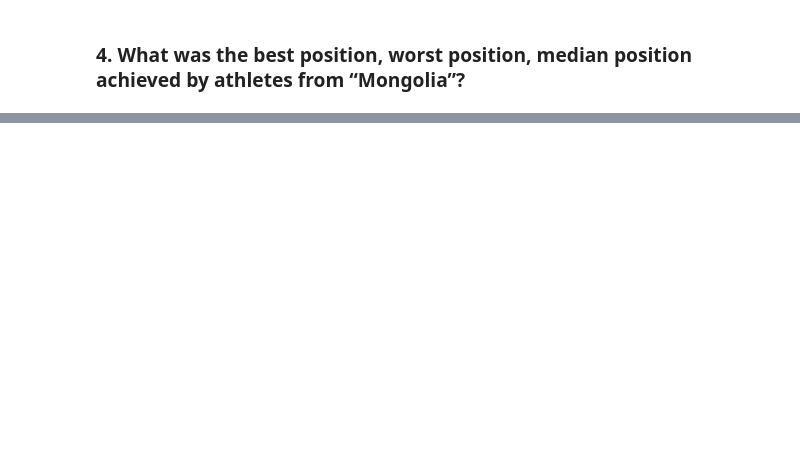
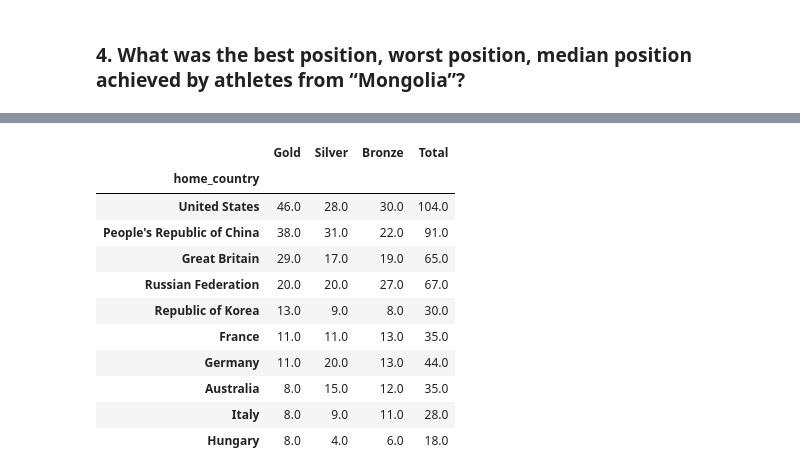
Before and after one commit to Timson1235/clouddocker, a Jupyter notebook: Programming/Semesterproject/main.ipynb, the cells around one changed output, grey strips where cells are left out. Saved outputs shown, nothing was run; the diff lists cells and outputs as text; code cells hidden in the pictures; blank space fills up the shorter version.

```diff
--- a/Programming/Semesterproject/main.ipynb
+++ b/Programming/Semesterproject/main.ipynb
@@ -204,0 +387,4 @@ df.head(3)
+# %%
+df_medals_gold = df_medals[df_medals['medal'] == 'Gold']
+df_gold_count = df_medals_gold.groupby('home_country')['medal'].count().sort_values(ascending=False)
+df_gold_count
@@ -204,0 +409,4 @@ df.head(3)
+# %%
+df_medals_Silver = df_medals[df_medals['medal'] == 'Silver']
+df_Silver_count = df_medals_Silver.groupby('home_country')['medal'].count().sort_values(ascending=False)
+df_Silver_count
@@ -204,0 +427,4 @@ df.head(3)
+# %%
+df_medals_Bronze = df_medals[df_medals['medal'] == 'Bronze']
+df_Bronze_count = df_medals_Bronze.groupby('home_country')['medal'].count().sort_values(ascending=False)
+df_Silver_count
@@ -204,0 +465,21 @@ df.head(3)
+# %%
+medal_count = pd.merge(df_gold_count, df_Silver_count, on='home_country', how='outer')
+medal_count = pd.merge(medal_count, df_Bronze_count, on='home_country', how='outer')
+medal_count.rename(columns={'medal_x': 'Gold', 'medal_y': 'Silver', 'medal': 'Bronze'}, inplace=True)
+medal_count.sort_values(by='Gold', ascending=False, inplace=True)
+medal_count.fillna(0, inplace=True)
+medal_count['Total'] = medal_count['Gold'] + medal_count['Silver'] + medal_count['Bronze']
+medal_count.head(10)
+# %% [output]
+|  | Gold | Silver | Bronze | Total |
+| home_country |  |  |  |  |
+| United States | 46.0 | 28.0 | 30.0 | 104.0 |
+| People's Republic of China | 38.0 | 31.0 | 22.0 | 91.0 |
+| Great Britain | 29.0 | 17.0 | 19.0 | 65.0 |
+| Russian Federation | 20.0 | 20.0 | 27.0 | 67.0 |
+| Republic of Korea | 13.0 | 9.0 | 8.0 | 30.0 |
+| France | 11.0 | 11.0 | 13.0 | 35.0 |
+| Germany | 11.0 | 20.0 | 13.0 | 44.0 |
+| Australia | 8.0 | 15.0 | 12.0 | 35.0 |
+| Italy | 8.0 | 9.0 | 11.0 | 28.0 |
+| Hungary | 8.0 | 4.0 | 6.0 | 18.0 |
```
Also changed, not shown: parts of 26 cells of this notebook.
